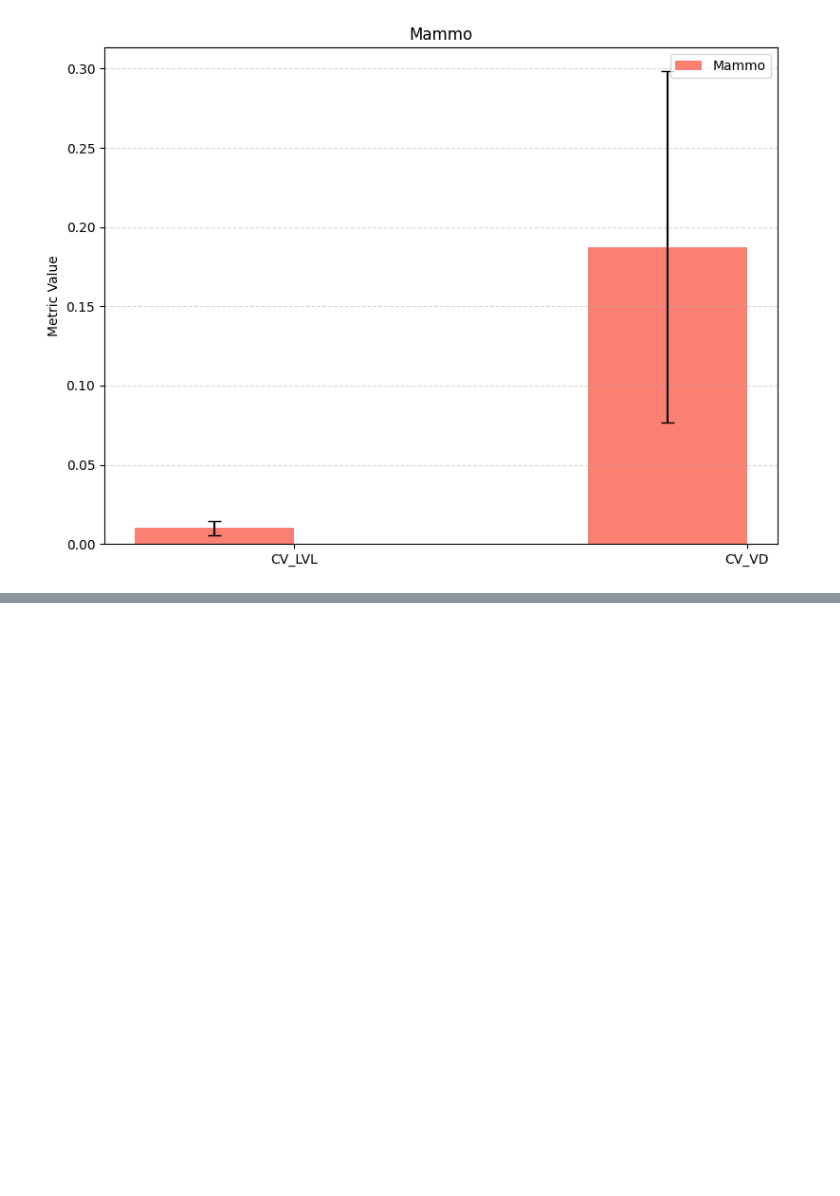
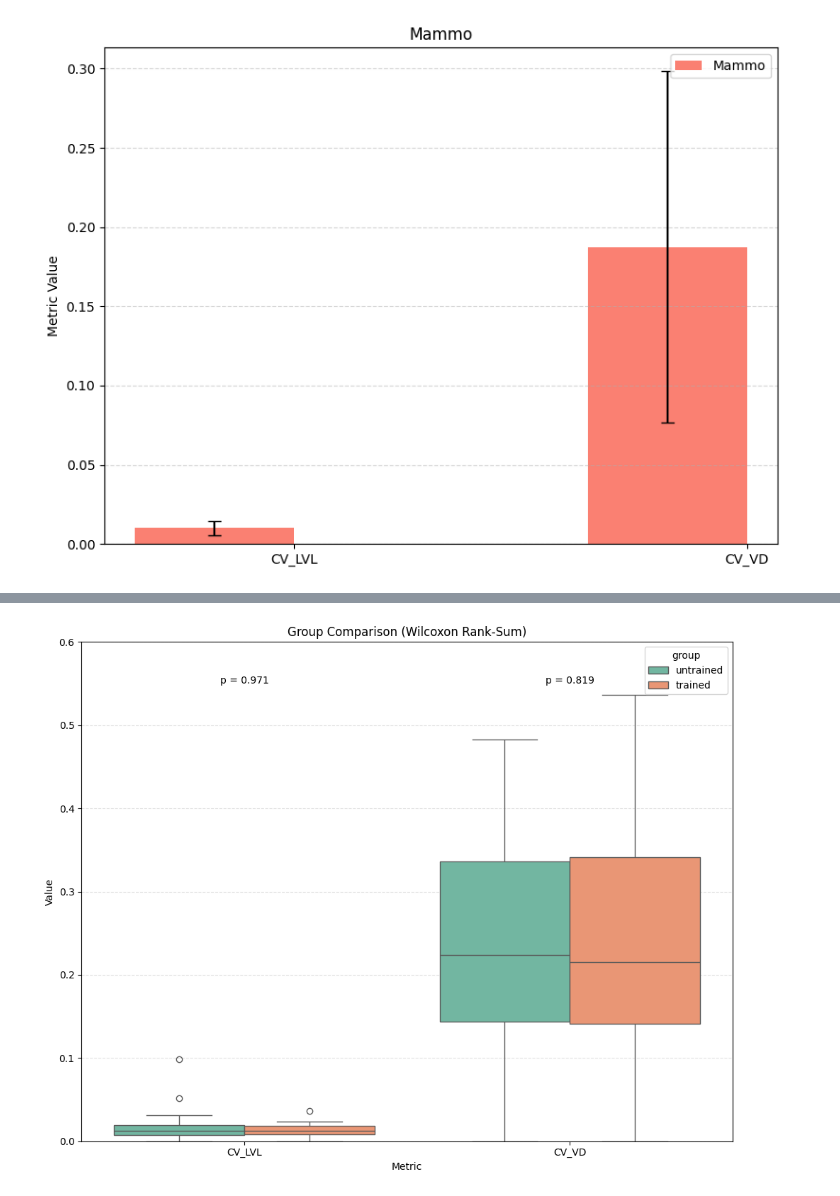
Before and after one commit to hyunjong-MRDL/LIMITLESS_DL, a Jupyter notebook: Respiration/Instruction(Data_analysis).ipynb, the cells around one changed output, grey strips where cells are left out. Saved outputs shown, nothing was run; the diff lists cells and outputs as text; code cells hidden in the pictures; blank space fills up the shorter version.

```diff
--- a/Respiration/Instruction(Data_analysis).ipynb
+++ b/Respiration/Instruction(Data_analysis).ipynb
@@ -299,0 +314,26 @@ untrained_cv_vd = data_property.check_normality_and_homoscedasticity(untrained["
+# %%
+df = pd.DataFrame({
+    "group": ["untrained"]*30 + ["trained"]*15,
+    "CV_LVL": untrained_analysis["CV_LVL"].tolist() + trained_analysis["CV_LVL"].tolist(),
+    "CV_VD": untrained_analysis["CV_VD"].tolist() + trained_analysis["CV_VD"].tolist(),
+})
+
+df_long = pd.melt(df, id_vars="group", var_name="Metric", value_name="Value")
+
+plt.figure(figsize=(10, 8))
+sns.boxplot(x="Metric", y="Value", hue="group", data=df_long, palette="Set2")
+
+plt.ylim(0.0, 0.6)
+
+pvalues = [0.9712, 0.8191]
+x_offset = 0.2
+
+for i, value in enumerate(pvalues):
+    plt.text(i, 0.55, f"p = {value:.3f}", ha="center", fontsize=10, color="black")
+
+plt.title("Group Comparison (Wilcoxon Rank-Sum)")
+plt.grid(True, axis="y", linestyle="--", alpha=0.4)
+plt.tight_layout()
+plt.show()
+# %% [output]
+[figure, added]
```
Also changed, not shown: parts of 5 cells of this notebook, 3 other files.
